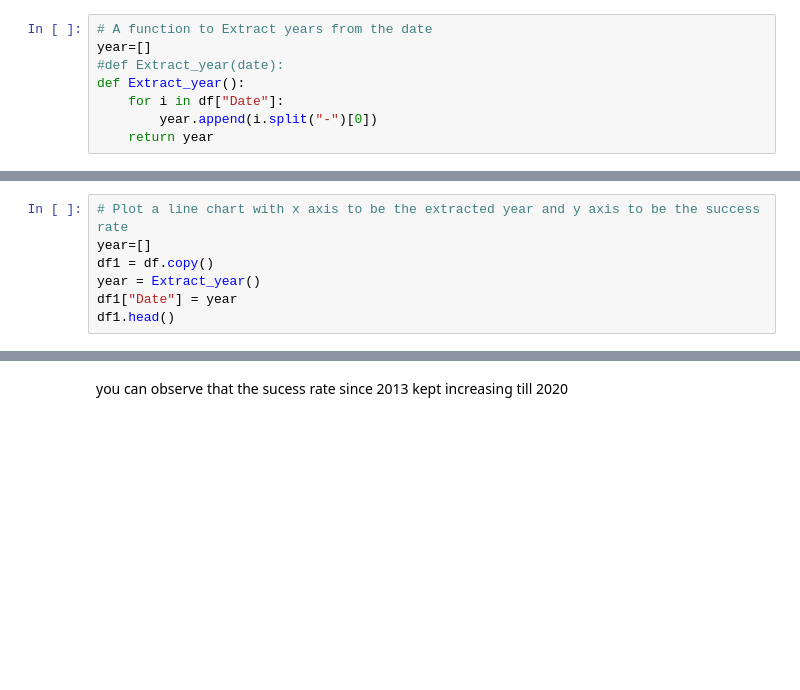
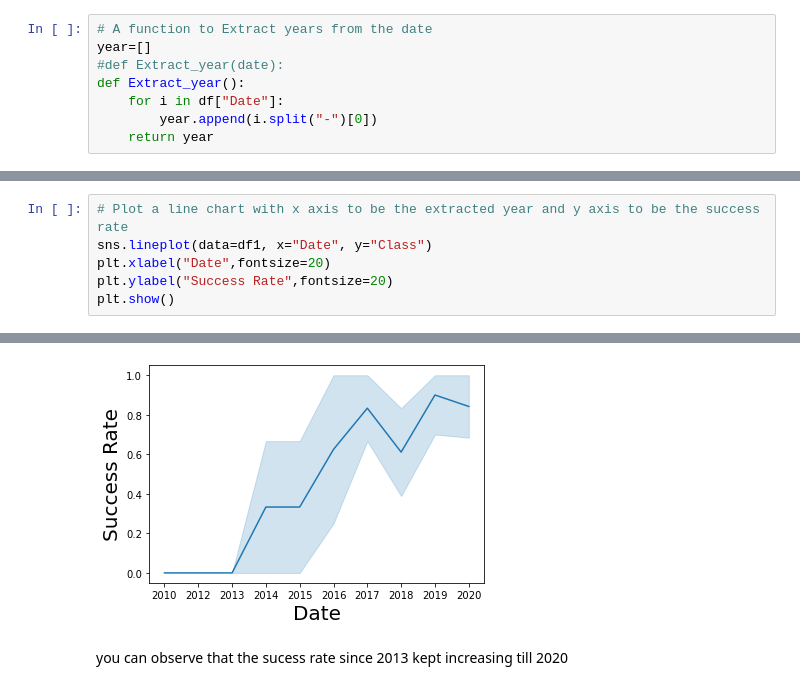
Before and after one commit to motethansen/spacey-ibm-capstone, a Jupyter notebook: EDA Visualization lab.ipynb, the cells around one changed output, grey strips where cells are left out. Drawn from its saved outputs; the diff is of its cells as text; blank space fills up the shorter version.

```diff
--- a/EDA Visualization lab.ipynb
+++ b/EDA Visualization lab.ipynb
@@ -171,8 +185,7 @@ def Extract_year():
 # %%
 # Plot a line chart with x axis to be the extracted year and y axis to be the success rate
-year=[]
-df1 = df.copy()
-year = Extract_year()
-df1["Date"] = year
-df1.head()
+sns.lineplot(data=df1, x="Date", y="Class")
+plt.xlabel("Date",fontsize=20)
+plt.ylabel("Success Rate",fontsize=20)
+plt.show()
 # %% [output]
@@ -185,3 +192,4 @@ df1.head()
+[figure, added]
 # %% [markdown]
 you can observe that the sucess rate since 2013 kept increasing till 2020
 # %% [markdown]
```
Also changed, not shown: parts of 2 cells of this notebook.
